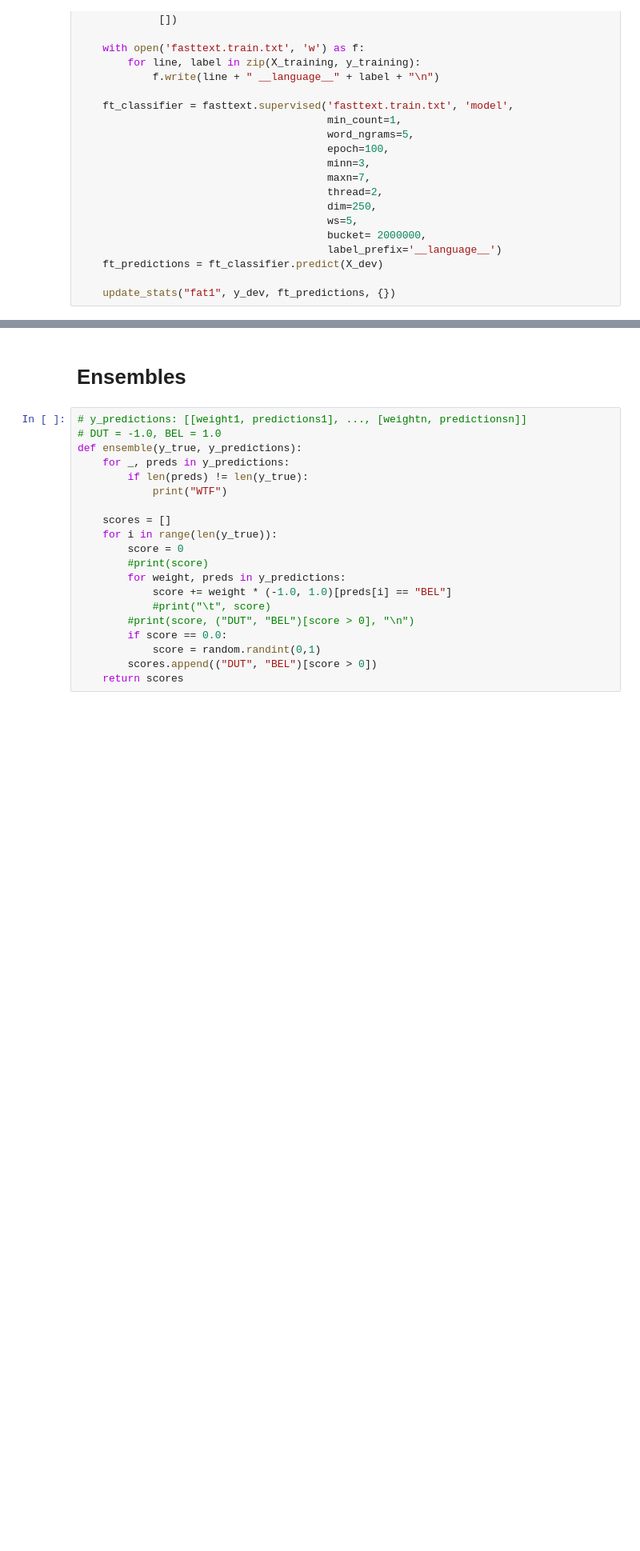
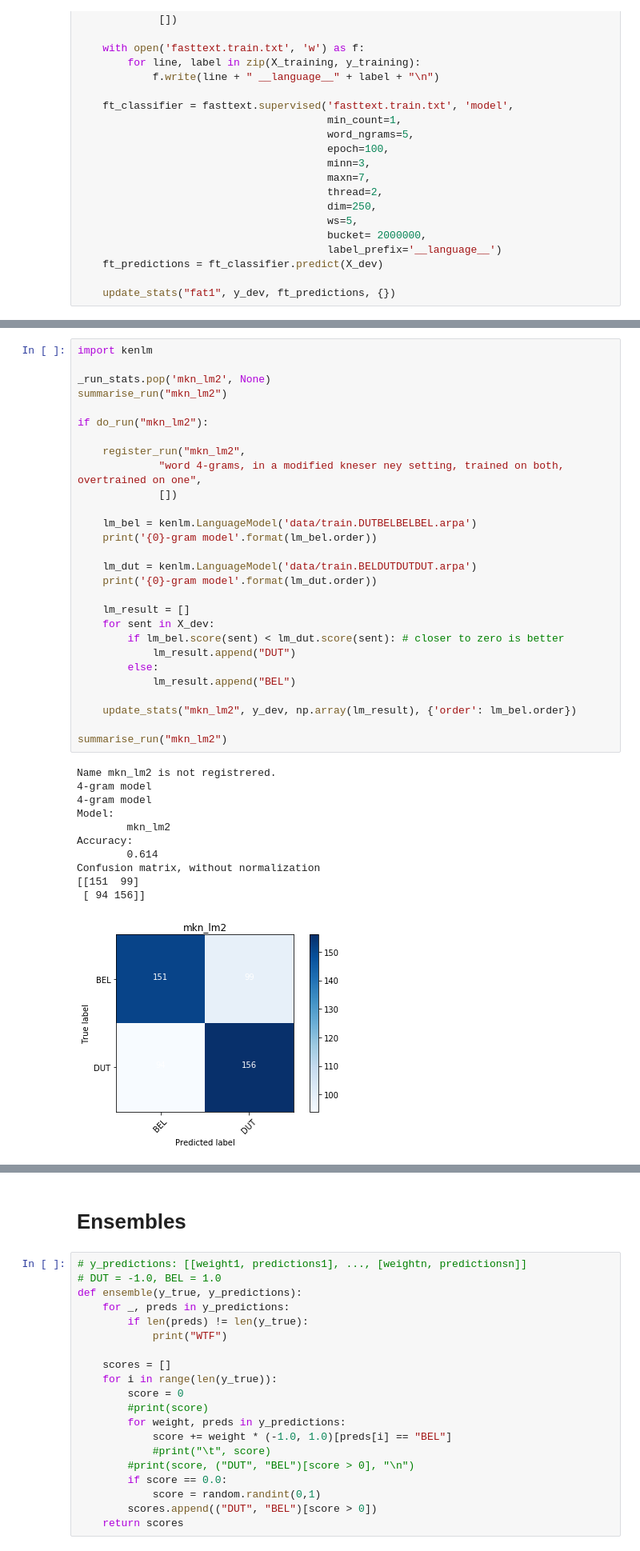
Before and after one commit to naiaden/lama-dsl, a Jupyter notebook: Untitled.ipynb, the cells around one changed output, grey strips where cells are left out. Shown at 80% size. Saved outputs shown, nothing was run; the diff lists cells and outputs as text; blank space fills up the shorter version.

```diff
--- a/Untitled.ipynb
+++ b/Untitled.ipynb
@@ -1377,0 +1259,40 @@ print(lm_dut.score(sentence))
+# %%
+import kenlm
+
+_run_stats.pop('mkn_lm2', None)
+summarise_run("mkn_lm2")
+
+if do_run("mkn_lm2"):
+
+    register_run("mkn_lm2",
+             "word 4-grams, in a modified kneser ney setting, trained on both, overtrained on one",
+             [])
+
+    lm_bel = kenlm.LanguageModel('data/train.DUTBELBELBEL.arpa')
+    print('{0}-gram model'.format(lm_bel.order))
+
+    lm_dut = kenlm.LanguageModel('data/train.BELDUTDUTDUT.arpa')
+    print('{0}-gram model'.format(lm_dut.order))
+
+    lm_result = []
+    for sent in X_dev:
+        if lm_bel.score(sent) < lm_dut.score(sent): # closer to zero is better
+            lm_result.append("DUT")
+        else:
+            lm_result.append("BEL")
+
+    update_stats("mkn_lm2", y_dev, np.array(lm_result), {'order': lm_bel.order})
+
+summarise_run("mkn_lm2")
+# %% [output]
+Name mkn_lm2 is not registrered.
+4-gram model
+4-gram model
+Model:
+        mkn_lm2
+Accuracy:
+        0.614
+Confusion matrix, without normalization
+[[151  99]
+ [ 94 156]]
+[figure, added]
```
Also changed, not shown: parts of 9 cells of this notebook.
